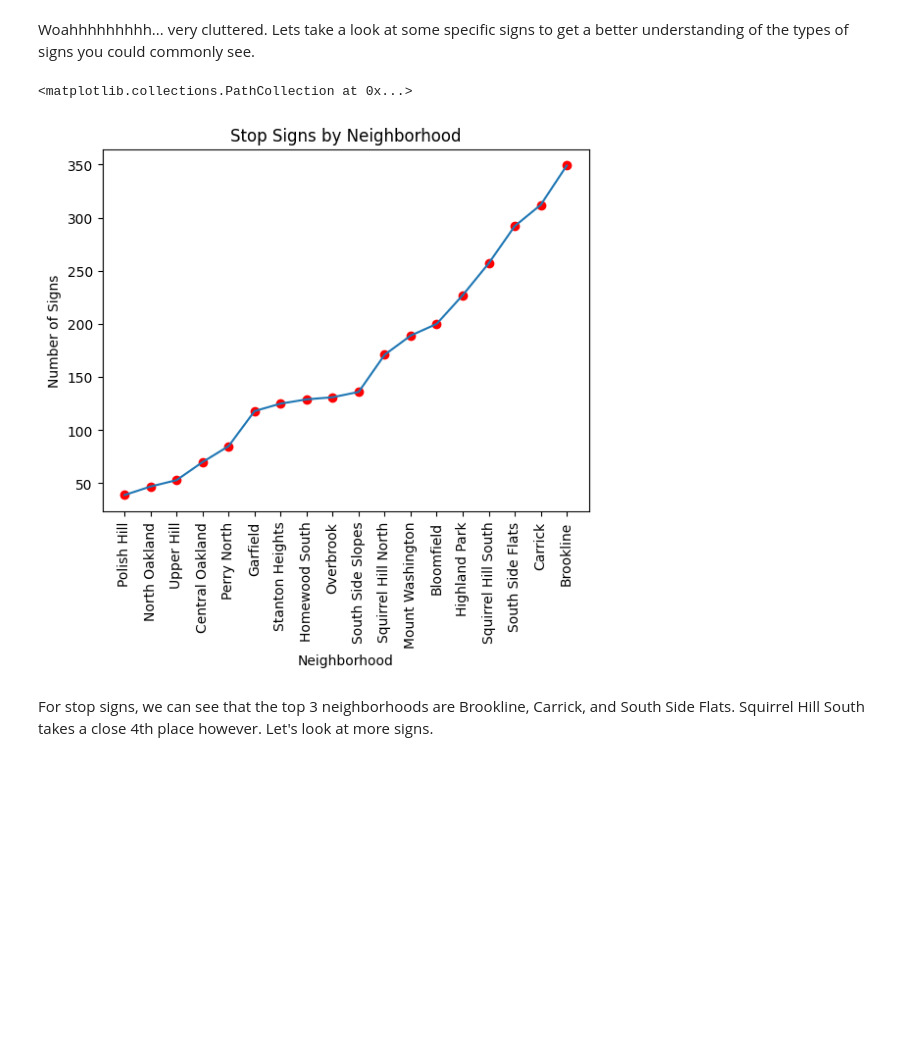
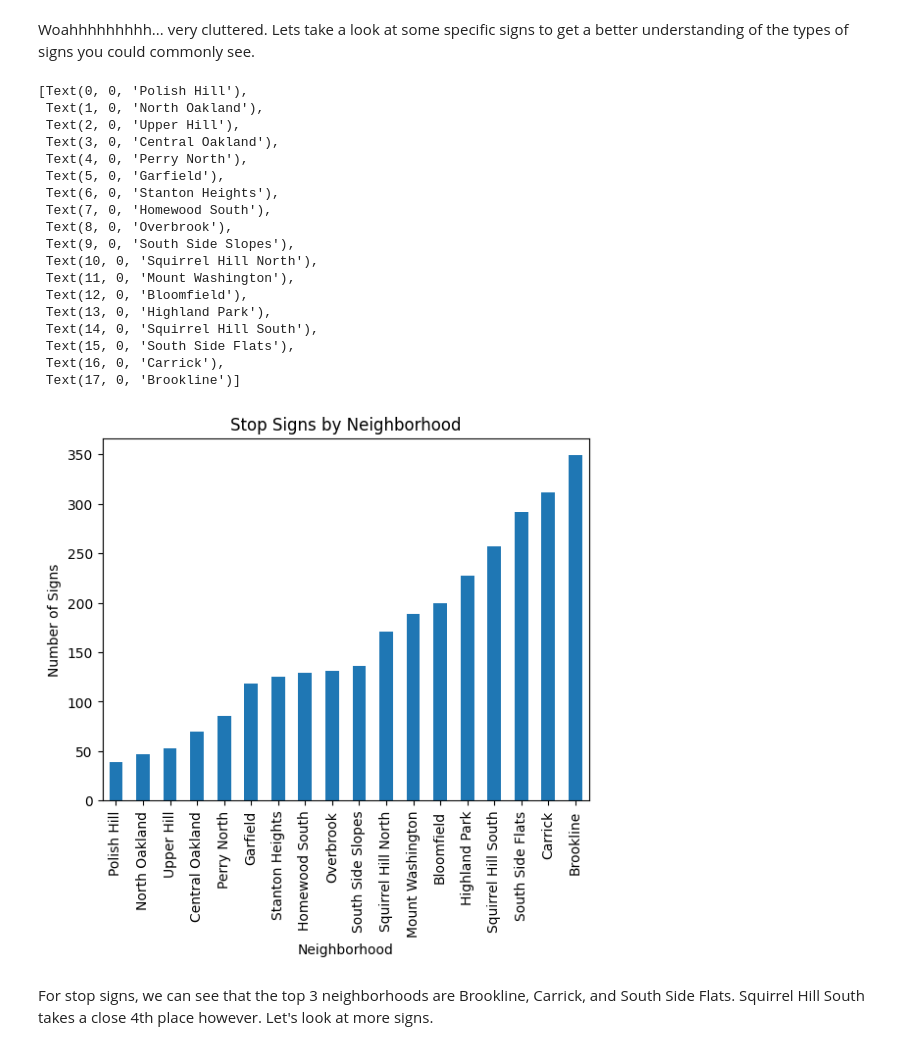
Before and after one commit to patelpratham11/Final_Project, a Jupyter notebook: Final_Report.ipynb, the cells around one changed output. Drawn from its saved outputs; the diff is of its cells as text; code cells hidden in the pictures; blank space fills up the shorter version.

```diff
--- a/Final_Report.ipynb
+++ b/Final_Report.ipynb
@@ -251,20 +312,32 @@ Woahhhhhhhhh... very cluttered. Lets take a look at some specific signs to get a
 # %%
 res = filtered_signs[filtered_signs['description'] == 'Stop'].groupby('neighborhood').size().sort_values(ascending=True)
 
 # plot the data
-graph = res.plot(kind='line', title="Stop Signs by Neighborhood", xlabel="Neighborhood", ylabel="Number of Signs")
+graph = res.plot(kind='bar', title="Stop Signs by Neighborhood", xlabel="Neighborhood", ylabel="Number of Signs")
 
 x_labels = res.index
 graph.set_xticks(range(len(x_labels)))
 graph.set_xticklabels(x_labels, rotation=90)
-
-# add dots to the specified values
-indices = res.index[:]
-values = res[indices]
-graph.scatter(indices, values, color='red')
 # %% [output]
-<matplotlib.collections.PathCollection at 0x...>
+[Text(0, 0, 'Polish Hill'),
+ Text(1, 0, 'North Oakland'),
+ Text(2, 0, 'Upper Hill'),
+ Text(3, 0, 'Central Oakland'),
+ Text(4, 0, 'Perry North'),
+ Text(5, 0, 'Garfield'),
+ Text(6, 0, 'Stanton Heights'),
+ Text(7, 0, 'Homewood South'),
+ Text(8, 0, 'Overbrook'),
+ Text(9, 0, 'South Side Slopes'),
+ Text(10, 0, 'Squirrel Hill North'),
+ Text(11, 0, 'Mount Washington'),
+ Text(12, 0, 'Bloomfield'),
+ Text(13, 0, 'Highland Park'),
+ Text(14, 0, 'Squirrel Hill South'),
+ Text(15, 0, 'South Side Flats'),
+ Text(16, 0, 'Carrick'),
+ Text(17, 0, 'Brookline')]
-[figure, old version]
+[figure, new version]
 # %% [markdown]
 For stop signs, we can see that the top 3 neighborhoods are Brookline, Carrick, and South Side Flats. Squirrel Hill South takes a close 4th place however. Let's look at more signs.
 # %%
```
Also changed, not shown: parts of 7 cells of this notebook.
